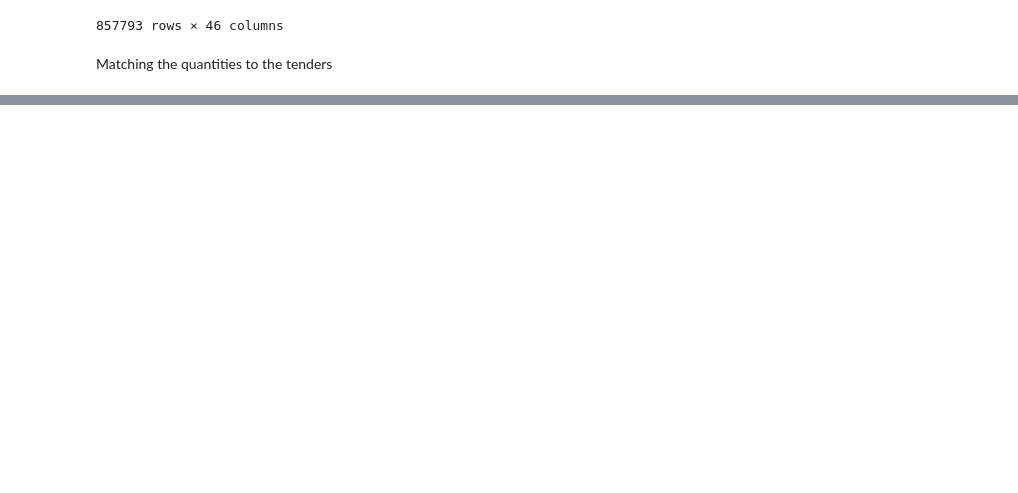
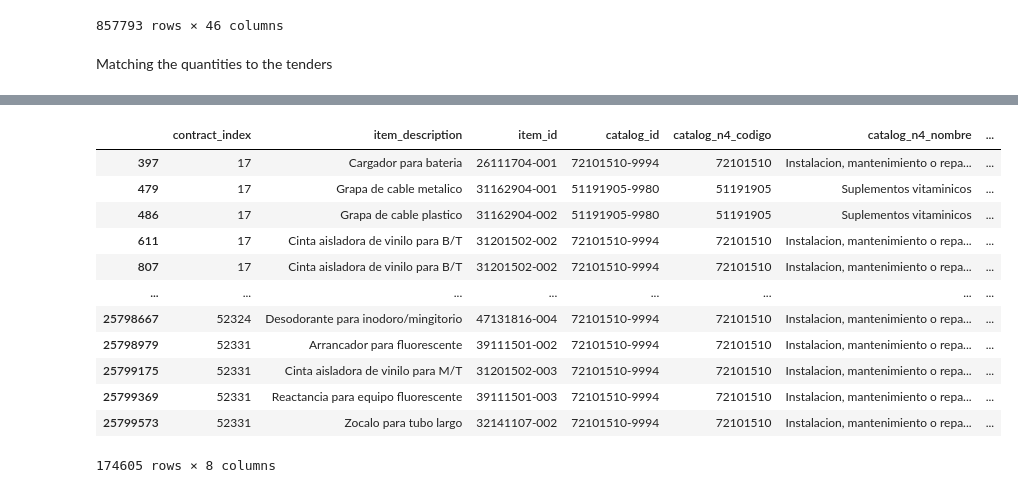
Before and after one commit to aidanlockwood20/MXN442-Assignment2-Project, a Jupyter notebook: report.ipynb, the cells around one changed output, grey strips where cells are left out. Drawn from its saved outputs; the diff is of its cells as text; code cells hidden in the pictures; blank space fills up the shorter version.

Commit message:
Full Paraguayan Pharmaceutical Dataset Created

```diff
--- a/report.ipynb
+++ b/report.ipynb
@@ -838,0 +872,16 @@ Acquisition of office supplies, inks and toner, paper products with sustainabili
+# %%
+pharma_matches
+# %% [output]
+|  | contract_index | item_description | item_id | catalog_id | catalog_n4_codigo | catalog_n4_nombre | ... |
+| 397 | 17 | Cargador para bateria | 26111704-001 | 72101510-9994 | 72101510 | Instalacion, mantenimiento o repa... | ... |
+| 479 | 17 | Grapa de cable metalico | 31162904-001 | 51191905-9980 | 51191905 | Suplementos vitaminicos | ... |
+| 486 | 17 | Grapa de cable plastico | 31162904-002 | 51191905-9980 | 51191905 | Suplementos vitaminicos | ... |
+| 611 | 17 | Cinta aisladora de vinilo para B/T | 31201502-002 | 72101510-9994 | 72101510 | Instalacion, mantenimiento o repa... | ... |
+| 807 | 17 | Cinta aisladora de vinilo para B/T | 31201502-002 | 72101510-9994 | 72101510 | Instalacion, mantenimiento o repa... | ... |
+| ... | ... | ... | ... | ... | ... | ... | ... |
+| 25798667 | 52324 | Desodorante para inodoro/mingitorio | 47131816-004 | 72101510-9994 | 72101510 | Instalacion, mantenimiento o repa... | ... |
+| 25798979 | 52331 | Arrancador para fluorescente | 39111501-002 | 72101510-9994 | 72101510 | Instalacion, mantenimiento o repa... | ... |
+| 25799175 | 52331 | Cinta aisladora de vinilo para M/T | 31201502-003 | 72101510-9994 | 72101510 | Instalacion, mantenimiento o repa... | ... |
+| 25799369 | 52331 | Reactancia para equipo fluorescente | 39111501-003 | 72101510-9994 | 72101510 | Instalacion, mantenimiento o repa... | ... |
+| 25799573 | 52331 | Zocalo para tubo largo | 32141107-002 | 72101510-9994 | 72101510 | Instalacion, mantenimiento o repa... | ... |
+174605 rows × 8 columns
```
Also changed, not shown: parts of 18 cells of this notebook.
